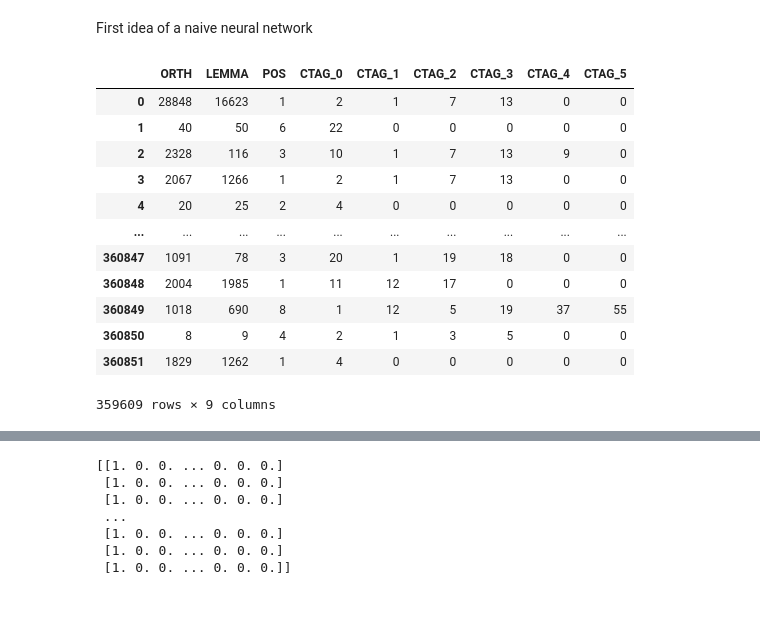
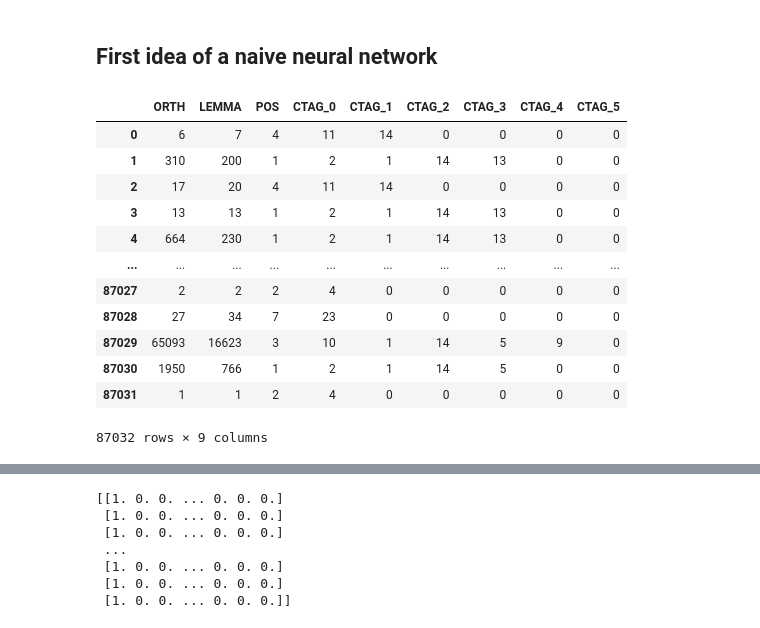
Before and after one commit to Kajkacz/NLP_temporal, a Jupyter notebook: project.ipynb, the cells around one changed output, grey strips where cells are left out. Cells and saved outputs as stored; diff of their text form; code cells hidden in the pictures.

```diff
--- a/project.ipynb
+++ b/project.ipynb
@@ -138,2 +228,2 @@ print(x_test[0:5])
 # %% [markdown]
-First idea of a naive neural network
+## First idea of a naive neural network
@@ -143,23 +230,21 @@ x_test.dropna(inplace=True)
 # %%
-cols_to_drop = ['ORDER_ID','CTAG','LABEL']
-ctag_cols = [f'CTAG_{i}' for i in range(0,6)]
-ctag_split = pandas.DataFrame(x_train['CTAG'].to_list(), columns = ctag_cols)
-x_train_split = x_train.join(ctag_split, how = 'inner')
-x_train_split.dropna(inplace=True)
-y_train = x_train_split['LABEL']
-x_train_split.drop(columns = cols_to_drop, inplace = True)
-x_train_split
+# ctag_split_test = pandas.DataFrame(x_test['CTAG'].to_list(), columns = ctag_cols)
+# x_test_split = x_test.join(ctag_split_test, how = 'inner')
+# x_test_split.dropna(inplace=True)
+# y_test = x_test_split['LABEL']
+# x_test_split.drop(columns = cols_to_drop, inplace = True)
+# x_test_split
 # %% [output]
 |  | ORTH | LEMMA | POS | CTAG_0 | CTAG_1 | CTAG_2 | CTAG_3 | CTAG_4 | CTAG_5 |
-| 0 | 28848 | 16623 | 1 | 2 | 1 | 7 | 13 | 0 | 0 |
-| 1 | 40 | 50 | 6 | 22 | 0 | 0 | 0 | 0 | 0 |
-| 2 | 2328 | 116 | 3 | 10 | 1 | 7 | 13 | 9 | 0 |
-| 3 | 2067 | 1266 | 1 | 2 | 1 | 7 | 13 | 0 | 0 |
-| 4 | 20 | 25 | 2 | 4 | 0 | 0 | 0 | 0 | 0 |
+| 0 | 6 | 7 | 4 | 11 | 14 | 0 | 0 | 0 | 0 |
+| 1 | 310 | 200 | 1 | 2 | 1 | 14 | 13 | 0 | 0 |
+| 2 | 17 | 20 | 4 | 11 | 14 | 0 | 0 | 0 | 0 |
+| 3 | 13 | 13 | 1 | 2 | 1 | 14 | 13 | 0 | 0 |
+| 4 | 664 | 230 | 1 | 2 | 1 | 14 | 13 | 0 | 0 |
 | ... | ... | ... | ... | ... | ... | ... | ... | ... | ... |
-| 360847 | 1091 | 78 | 3 | 20 | 1 | 19 | 18 | 0 | 0 |
-| 360848 | 2004 | 1985 | 1 | 11 | 12 | 17 | 0 | 0 | 0 |
-| 360849 | 1018 | 690 | 8 | 1 | 12 | 5 | 19 | 37 | 55 |
-| 360850 | 8 | 9 | 4 | 2 | 1 | 3 | 5 | 0 | 0 |
-| 360851 | 1829 | 1262 | 1 | 4 | 0 | 0 | 0 | 0 | 0 |
+| 87027 | 2 | 2 | 2 | 4 | 0 | 0 | 0 | 0 | 0 |
+| 87028 | 27 | 34 | 7 | 23 | 0 | 0 | 0 | 0 | 0 |
+| 87029 | 65093 | 16623 | 3 | 10 | 1 | 14 | 5 | 9 | 0 |
+| 87030 | 1950 | 766 | 1 | 2 | 1 | 14 | 5 | 0 | 0 |
+| 87031 | 1 | 1 | 2 | 4 | 0 | 0 | 0 | 0 | 0 |
-359609 rows × 9 columns
+87032 rows × 9 columns
```
Also changed, not shown: parts of 44 cells of this notebook, 1 other file.
